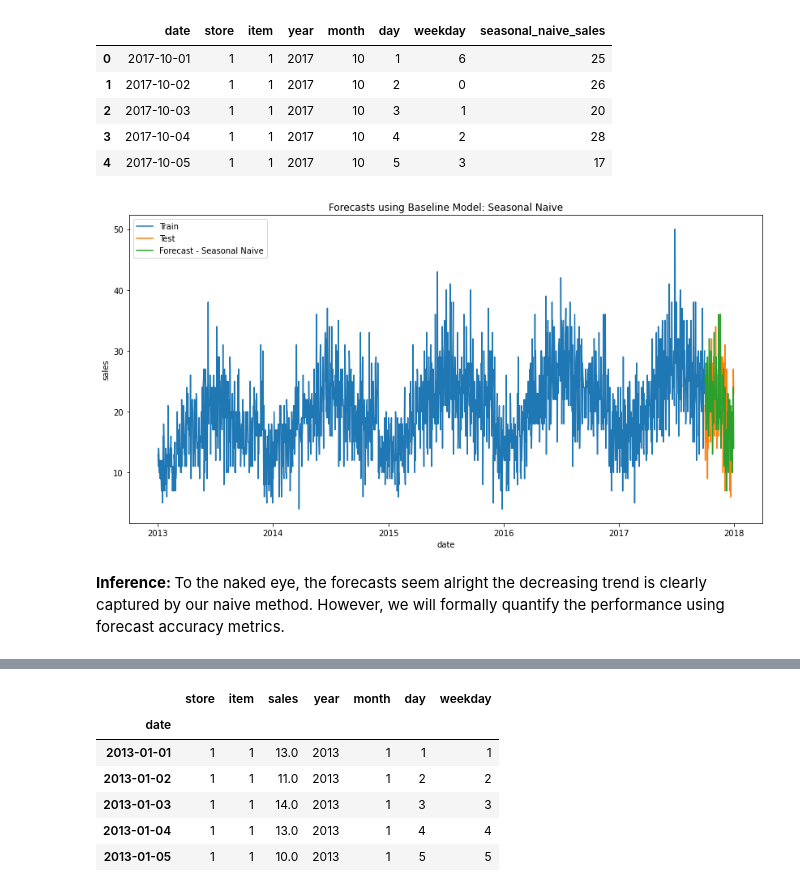
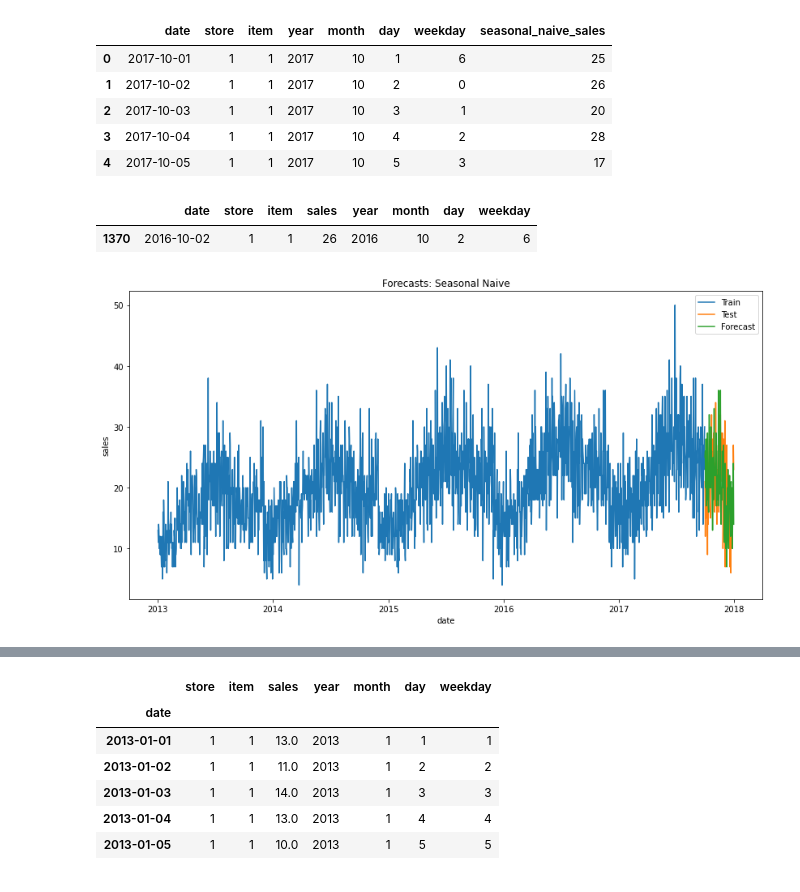
Before and after one commit to VijayaFernando/sales_forecasting, a Jupyter notebook: sales_forecasting.ipynb, the cells around one changed output, grey strips where cells are left out. Drawn from its saved outputs; the diff is of its cells as text; code cells hidden in the pictures.

```diff
--- a/sales_forecasting.ipynb
+++ b/sales_forecasting.ipynb
@@ -205,8 +205,9 @@ Number of sales are increased over the year.
 ## 1.Seasonal Naive Model
 # %%
 # subtract 1 year from test data
-dates = (test_df['date'] - np.timedelta64(1, 'Y') + \
-        np.timedelta64(1, 'D')).values.astype('datetime64[D]')
+dates = (test_df['date'] - np.timedelta64(1, 'Y') + np.timedelta64(1, 'D')).values.astype('datetime64[D]')
+
+#get the seasonal naive sales from last year
 seasonal_naive_sales = train_df[train_df['date'].astype('datetime64[D]').isin(dates)]['sales']
 
 # make a copy of the test_df and make naive predictions for the last 3 months of 2017
@@ -220,17 +221,21 @@ sn_pred_df.head()
 | 2 | 2017-10-03 | 1 | 1 | 2017 | 10 | 3 | 1 | 20 |
 | 3 | 2017-10-04 | 1 | 1 | 2017 | 10 | 4 | 2 | 28 |
 | 4 | 2017-10-05 | 1 | 1 | 2017 | 10 | 5 | 3 | 17 |
+# %%
+seasonal_naive_sales_sample = train_df[train_df['date'] == '2016-10-02']
+seasonal_naive_sales_sample.head()
+# %% [output]
+|  | date | store | item | sales | year | month | day | weekday |
+| 1370 | 2016-10-02 | 1 | 1 | 26 | 2016 | 10 | 2 | 6 |
 # %%
 plt.figure(figsize=(14,7))
 plt.plot(train_df['date'], train_df['sales'], label='Train')
 plt.plot(test_df['date'], test_df['sales'], label='Test')
-plt.plot(sn_pred_df['date'], sn_pred_df['seasonal_naive_sales'], label='Forecast - Seasonal Naive')
+plt.plot(sn_pred_df['date'], sn_pred_df['seasonal_naive_sales'], label='Forecast')
 plt.legend(loc='best')
 plt.xlabel('date')
 plt.ylabel('sales')
-plt.title('Forecasts using Baseline Model: Seasonal Naive')
+plt.title('Forecasts: Seasonal Naive')
 plt.show()
 # %% [output]
-[figure, old version]
+[figure, new version]
-# %% [markdown]
-<b> Inference: </b> To the naked eye, the forecasts seem alright the decreasing trend is clearly captured by our naive method. However, we will formally quantify the performance using forecast accuracy metrics.
```
Also changed, not shown: parts of 28 cells of this notebook, 1 other file.
